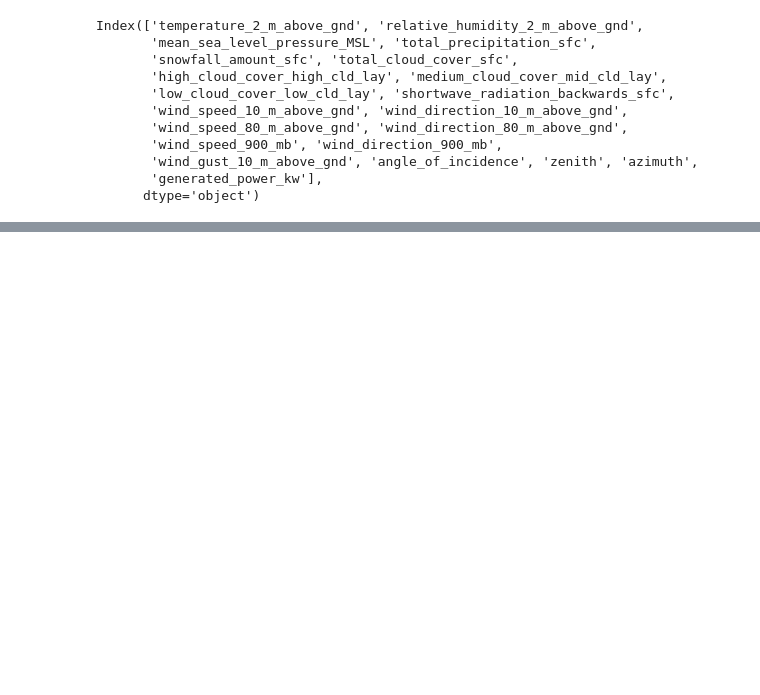
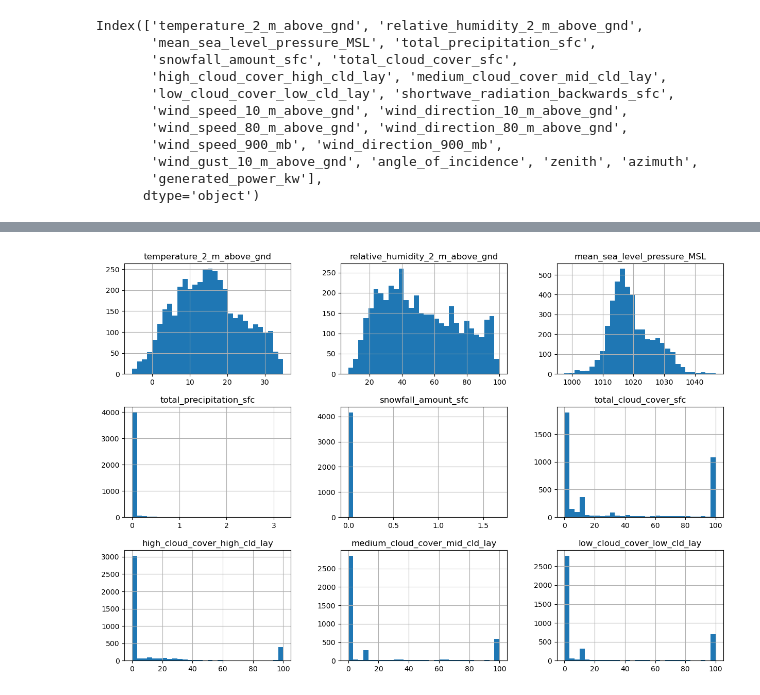
Before and after one commit to Vasu254/Solar-Energy-Forecasting-Using-Linear-Regression, a Jupyter notebook: solarprediction.ipynb, the cells around one changed output, grey strips where cells are left out. Cells and saved outputs as stored; diff of their text form; code cells hidden in the pictures; blank space fills up the shorter version.

```diff
--- a/solarprediction.ipynb
+++ b/solarprediction.ipynb
@@ -95,0 +97,5 @@ NameError: name 'plt' is not defined
+# %%
+df[df.columns[:9]].hist(bins=30, figsize=(15,10))
+plt.show()
+# %% [output]
+[figure, added]
```
Also changed, not shown: parts of 17 cells of this notebook.
